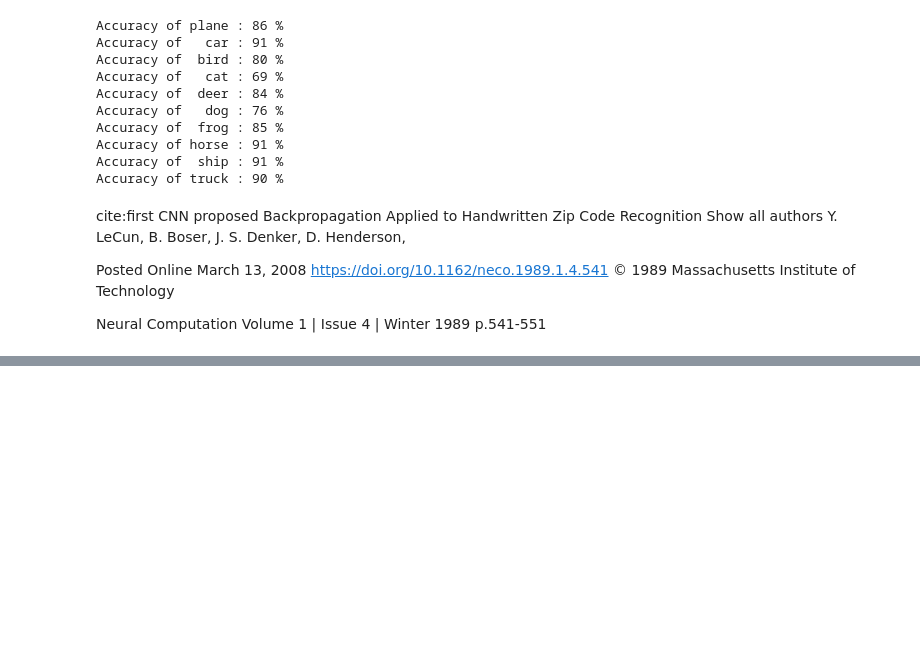
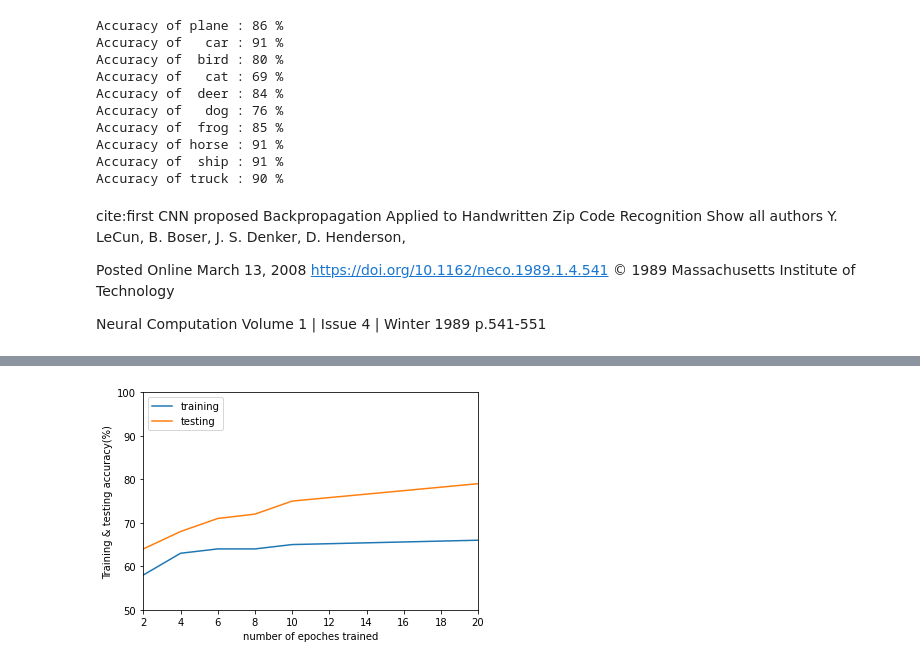
Before and after one commit to Art-Intelligence/CNN-for-CIFAR-10, a Jupyter notebook: CS7318 A2 Codes.ipynb, the cells around one changed output, grey strips where cells are left out. Cells and saved outputs as stored; diff of their text form; code cells hidden in the pictures; blank space fills up the shorter version.

```diff
--- a/CS7318 A2 Codes.ipynb
+++ b/CS7318 A2 Codes.ipynb
@@ -525,0 +730,16 @@ p.541-551
+# %%
+fig1 = plt.figure()
+#base line model
+epo=[2,4,6,8,10,20]
+tr=[58, 63,64,64,65, 66]
+t=[64, 68,71,72,75, 79]
+plt.plot(epo,tr)
+plt.plot(epo,t)
+plt.legend(['training',"testing"],loc="upper left")
+plt.xlabel("number of epoches trained")
+plt.ylabel("Training & testing accuracy(%)")
+plt.xlim(2,20)
+plt.ylim(50,100)
+plt.savefig("trt")
+# %% [output]
+[figure, added]
```
Also changed, not shown: parts of 19 cells of this notebook.
